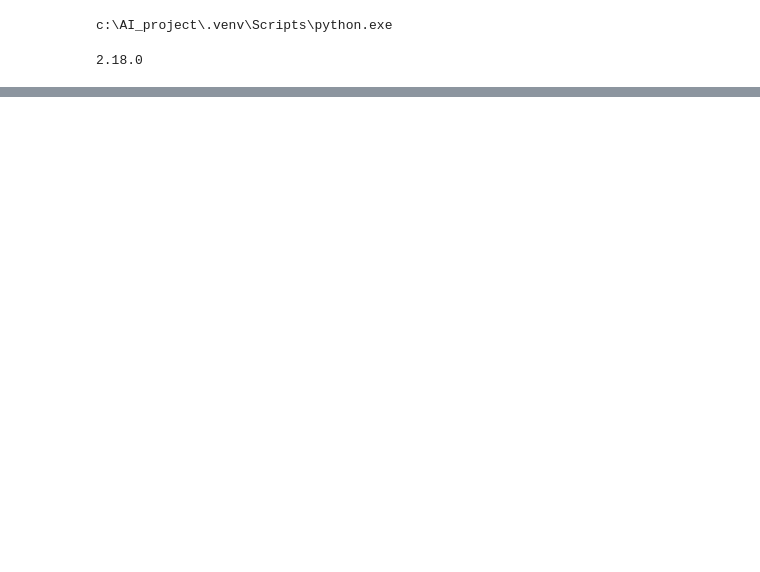
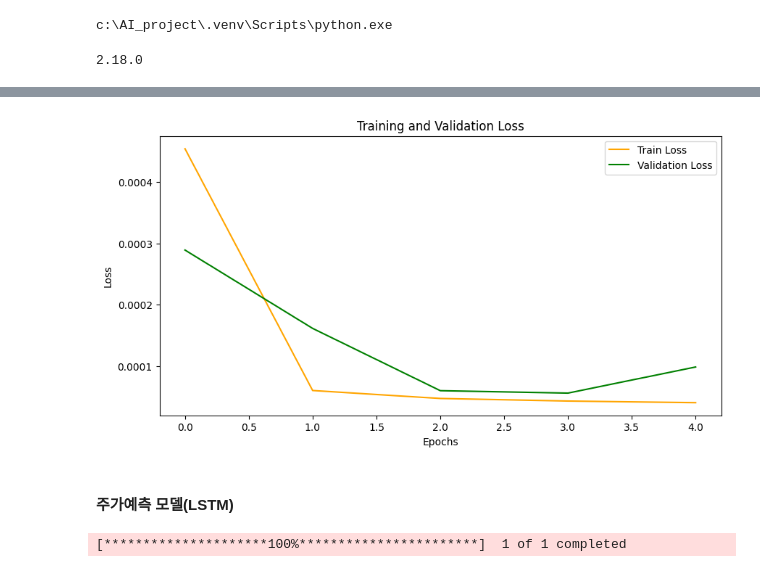
Before and after one commit to PlaidMoon99/AI_project, a Jupyter notebook: DeepLearning.ipynb, the cells around one changed output, grey strips where cells are left out. Drawn from its saved outputs; the diff is of its cells as text; code cells hidden in the pictures; blank space fills up the shorter version.

```diff
--- a/DeepLearning.ipynb
+++ b/DeepLearning.ipynb
@@ -73,0 +122,9 @@ print(sys.path)
+# %%
+look_back = 60  # 과거 60시간 데이터를 기반으로 예측
+X, y = create_dataset(scaled_data, look_back)
+X = np.reshape(X, (X.shape[0], X.shape[1], 1))  # RNN 입력 형태
+# %%
+# 데이터 분리
+train_size = int(len(X) * 0.8)  # 80% 학습 데이터
+X_train, X_test = X[:train_size], X[train_size:]
+y_train, y_test = y[:train_size], y[train_size:]
@@ -73,0 +173,14 @@ print(sys.path)
+# %%
+# 7. 학습 손실 시각화
+plt.figure(figsize=(10, 5))
+plt.plot(history.history['loss'], label='Train Loss', color='orange')
+plt.plot(history.history['val_loss'], label='Validation Loss', color='green')
+plt.title('Training and Validation Loss')
+plt.xlabel('Epochs')
+plt.ylabel('Loss')
+plt.legend()
+plt.show()
+# %% [output]
+[figure, added]
+# %% [markdown]
+#### 주가예측 모델(LSTM)
@@ -73,0 +196,7 @@ print(sys.path)
+# %%
+# 1. 데이터 수집
+ticker = "AAPL"  # 예: 애플 주식
+data = yf.download(ticker, start="2015-01-01", end="2024-01-01")
+data = data[['Close']]  # 종가만 사용
+# %% [output]
+[*********************100%***********************]  1 of 1 completed
```
Also changed, not shown: parts of 45 cells of this notebook.
